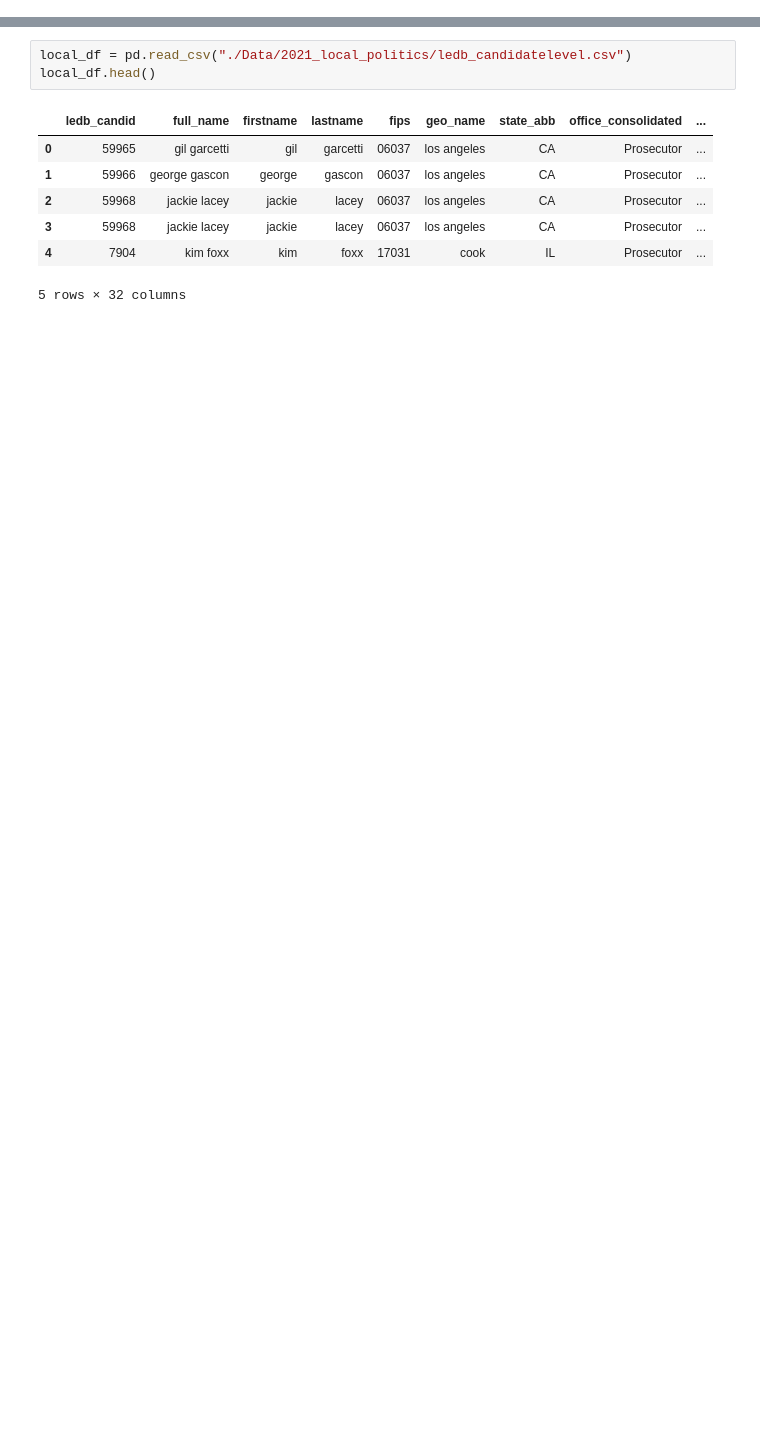
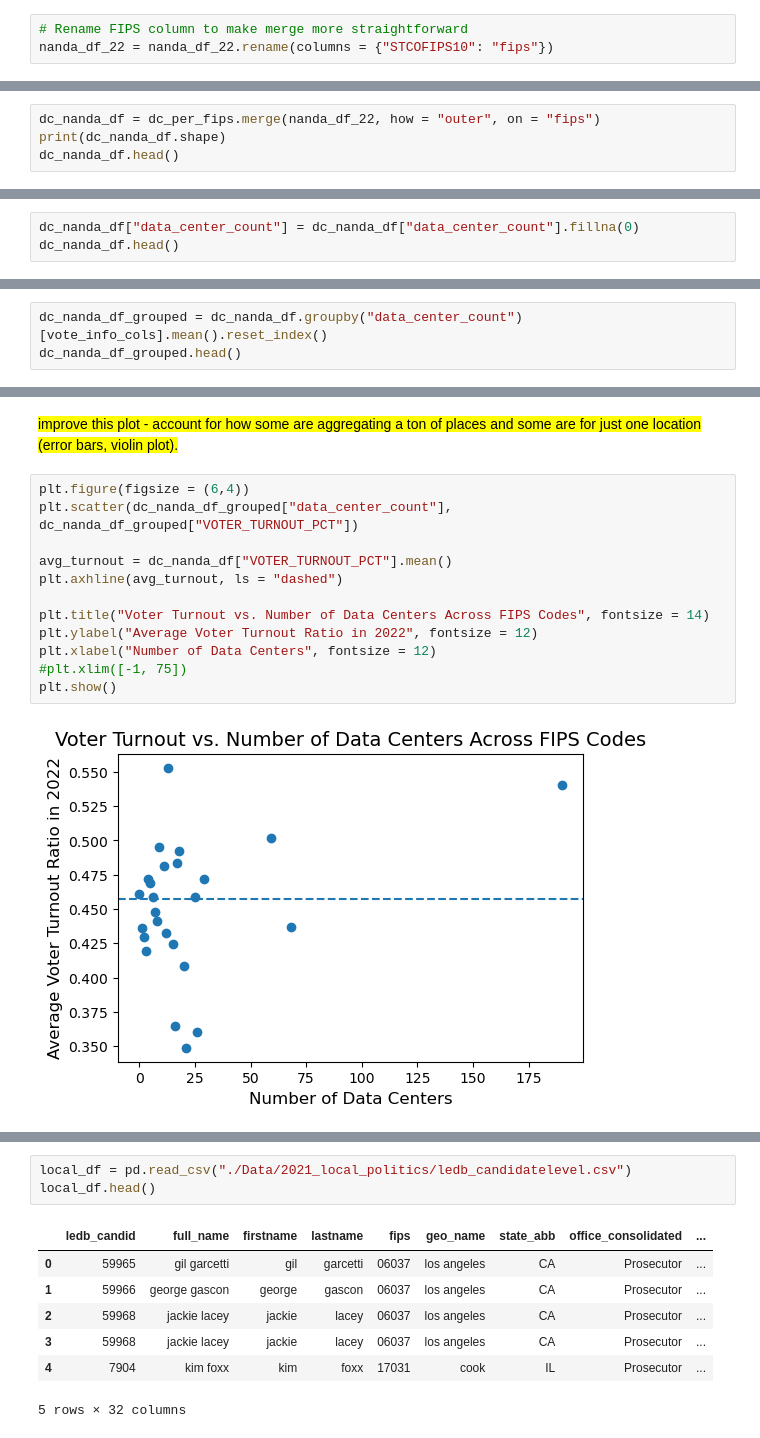
Before and after one commit to agrace339/Data-Center-Impact-Explorer, a Jupyter notebook: Script/EDA Politics.ipynb, the cells around one changed output, grey strips where cells are left out. Cells and saved outputs as stored; diff of their text form; blank space fills up the shorter version.

```diff
--- a/Script/EDA Politics.ipynb
+++ b/Script/EDA Politics.ipynb
@@ -402,0 +151,3 @@ Note that partisanship and race of many candidates is imputed
+# %%
+# Rename FIPS column to make merge more straightforward
+nanda_df_22 = nanda_df_22.rename(columns = {"STCOFIPS10": "fips"})
@@ -402,0 +171,4 @@ Note that partisanship and race of many candidates is imputed
+# %%
+dc_nanda_df = dc_per_fips.merge(nanda_df_22, how = "outer", on = "fips")
+print(dc_nanda_df.shape)
+dc_nanda_df.head()
@@ -402,0 +196,3 @@ Note that partisanship and race of many candidates is imputed
+# %%
+dc_nanda_df["data_center_count"] = dc_nanda_df["data_center_count"].fillna(0)
+dc_nanda_df.head()
@@ -402,0 +228,3 @@ Note that partisanship and race of many candidates is imputed
+# %%
+dc_nanda_df_grouped = dc_nanda_df.groupby("data_center_count")[vote_info_cols].mean().reset_index()
+dc_nanda_df_grouped.head()
@@ -402,0 +238,16 @@ Note that partisanship and race of many candidates is imputed
+# %% [markdown]
+<mark>improve this plot - account for how some are aggregating a ton of places and some are for just one location (error bars, violin plot).</mark>
+# %%
+plt.figure(figsize = (6,4))
+plt.scatter(dc_nanda_df_grouped["data_center_count"], dc_nanda_df_grouped["VOTER_TURNOUT_PCT"])
+
+avg_turnout = dc_nanda_df["VOTER_TURNOUT_PCT"].mean()
+plt.axhline(avg_turnout, ls = "dashed")
+
+plt.title("Voter Turnout vs. Number of Data Centers Across FIPS Codes", fontsize = 14)
+plt.ylabel("Average Voter Turnout Ratio in 2022", fontsize = 12)
+plt.xlabel("Number of Data Centers", fontsize = 12)
+#plt.xlim([-1, 75])
+plt.show()
+# %% [output]
+[figure, added]
```
Also changed, not shown: parts of 89 cells of this notebook, 2 other files.
